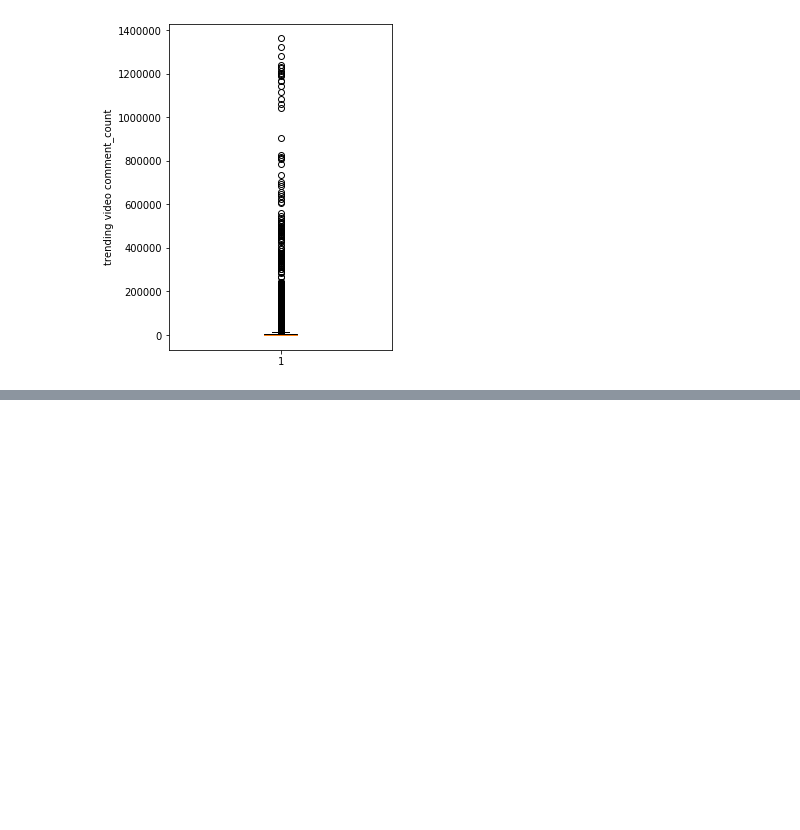
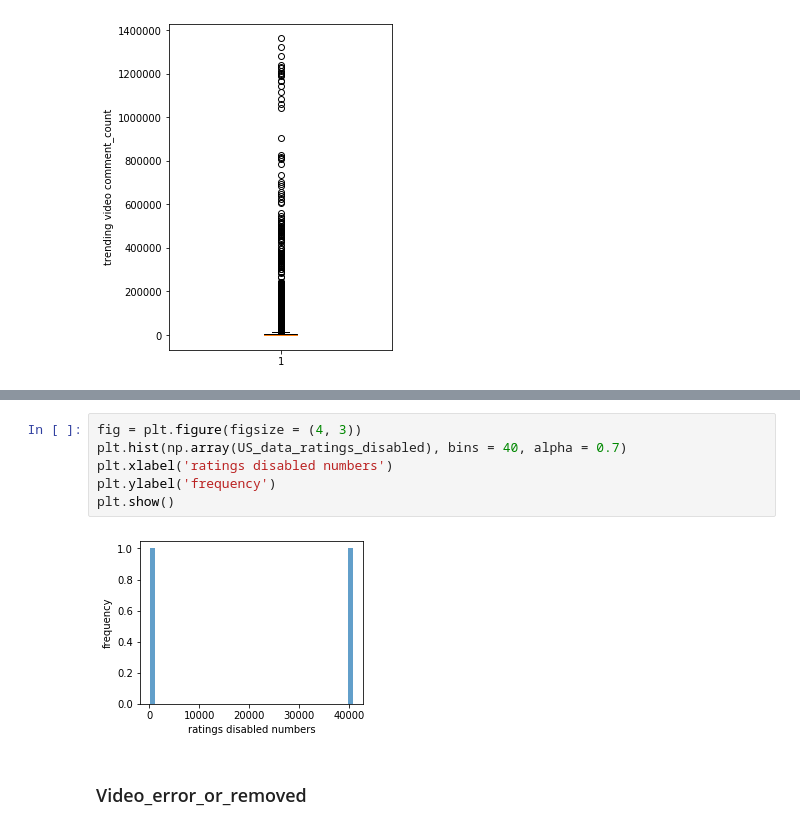
Before and after one commit to Wchoward/DataMiningClass, a Jupyter notebook: youtube.ipynb, the cells around one changed output, grey strips where cells are left out. Cells and saved outputs as stored; diff of their text form; blank space fills up the shorter version.

```diff
--- a/youtube.ipynb
+++ b/youtube.ipynb
@@ -295,0 +338,10 @@ plt.show()
+# %%
+fig = plt.figure(figsize = (4, 3))
+plt.hist(np.array(US_data_ratings_disabled), bins = 40, alpha = 0.7)
+plt.xlabel('ratings disabled numbers')
+plt.ylabel('frequency')
+plt.show()
+# %% [output]
+[figure, added]
+# %% [markdown]
+### Video_error_or_removed
```
Also changed, not shown: parts of 11 cells of this notebook.
